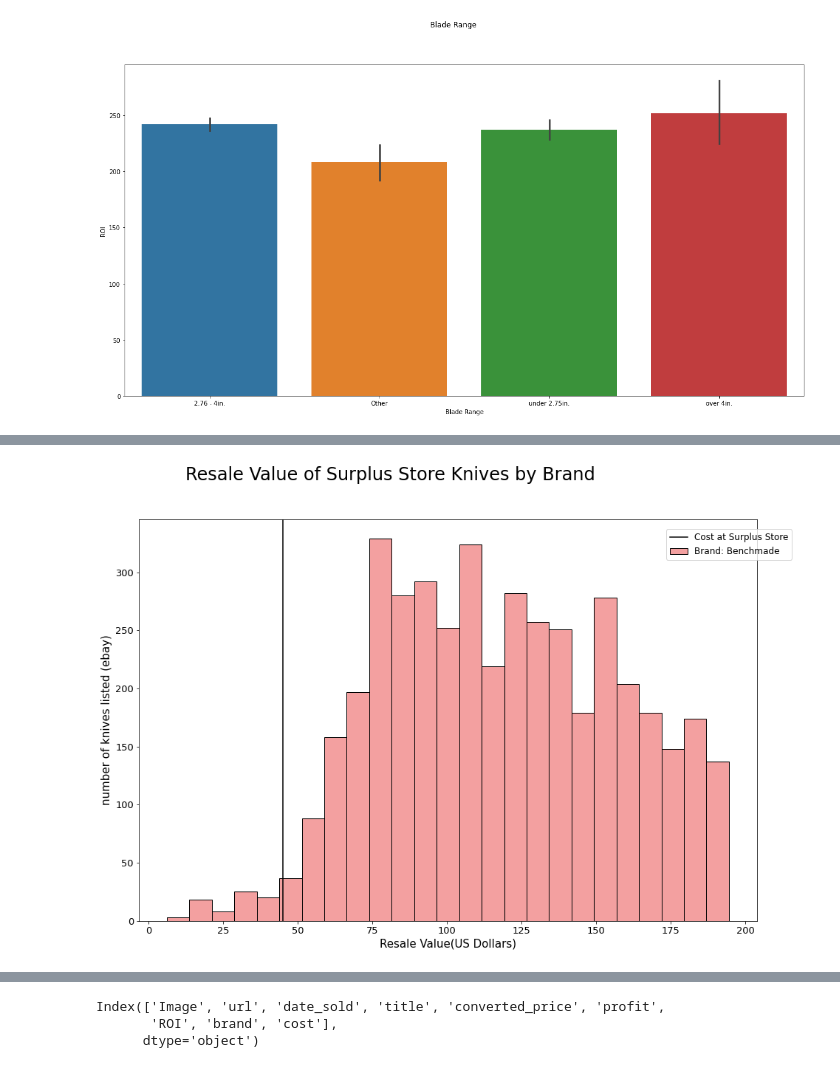
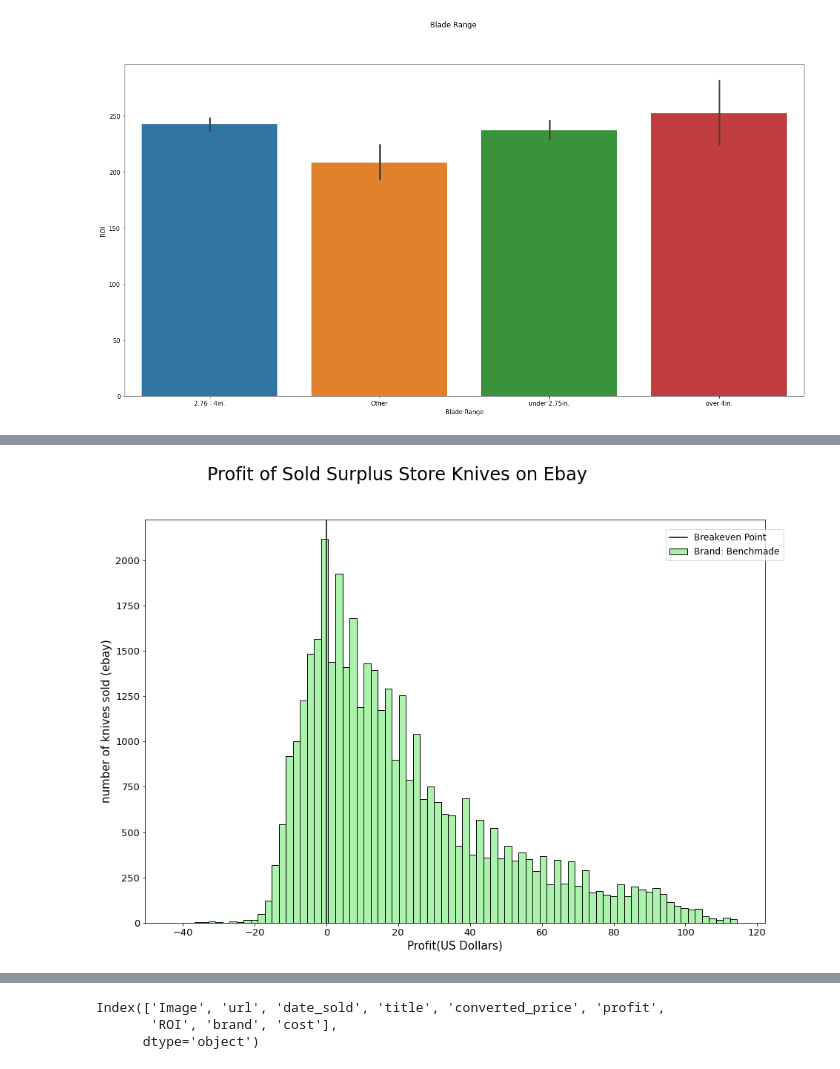
Before and after one commit to ddey117/Neural_Network_Predicting_Reseller_Success_Ebay, a Jupyter notebook: Predicting_Reseller_Success_Ebay-Copy1.ipynb, the cells around one changed output, grey strips where cells are left out. Cells and saved outputs as stored; diff of their text form; code cells hidden in the pictures.

```diff
--- a/Predicting_Reseller_Success_Ebay-Copy1.ipynb
+++ b/Predicting_Reseller_Success_Ebay-Copy1.ipynb
@@ -1206,16 +1211,14 @@ spyd_sold = df_sold.loc[df_sold['brand'] == 'spyderco'].copy()
 # %%
 fig, axes  = plt.subplots(figsize=(15,10), ncols=1)
 
-sns.histplot(bench_sold['converted_price'], color='lightcoral', label='Brand: Benchmade');
-axes.set_xlabel('Resale Value(US Dollars)', fontsize=15)
-axes.set_ylabel('number of knives listed (ebay)', fontsize=15)
+sns.histplot(df_sold['profit'], color='lightgreen', label='Brand: Benchmade');
+axes.set_xlabel('Profit(US Dollars)', fontsize=15)
+axes.set_ylabel('number of knives sold (ebay)', fontsize=15)
 axes.tick_params(axis='both', labelsize=13)
-axes.axvline(x = 45, color = 'black', label= 'Cost at Surplus Store')
-# axes[0][1].axvline(x = 20, color = 'black')
-# axes[0][2].axvline(x = 20, color = 'black')
-# axes[1][0].axvline(x = 15, color = 'black')
-fig.suptitle("Resale Value of Surplus Store Knives by Brand", fontsize=24, x=0.44)
+
+axes.axvline(x = 0, color = 'black', label= 'Breakeven Point')
+fig.suptitle("Profit of Sold Surplus Store Knives on Ebay", fontsize=24, x=0.44)
 fig.legend(loc=(.8, .80), fontsize='large')
 plt.show();
 # %% [output]
-[figure, old version]
+[figure, new version]
```
Also changed, not shown: parts of 60 cells of this notebook.
